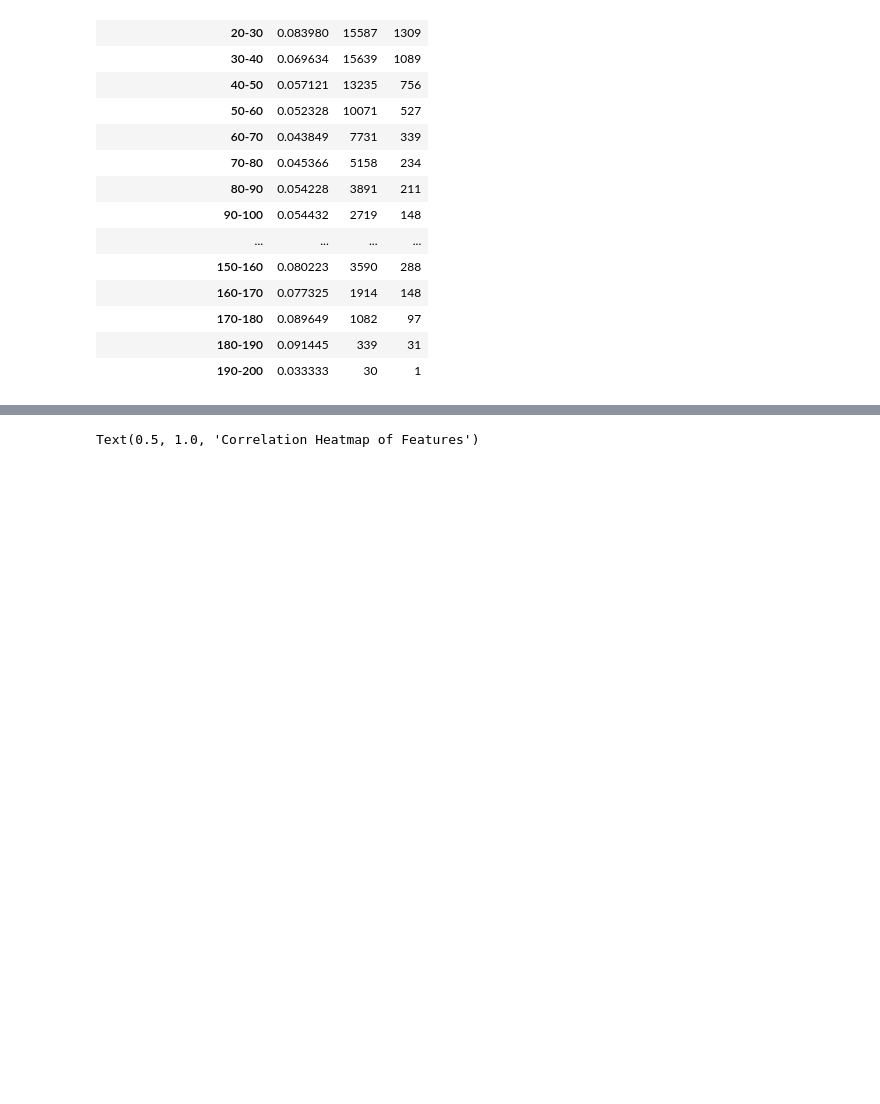
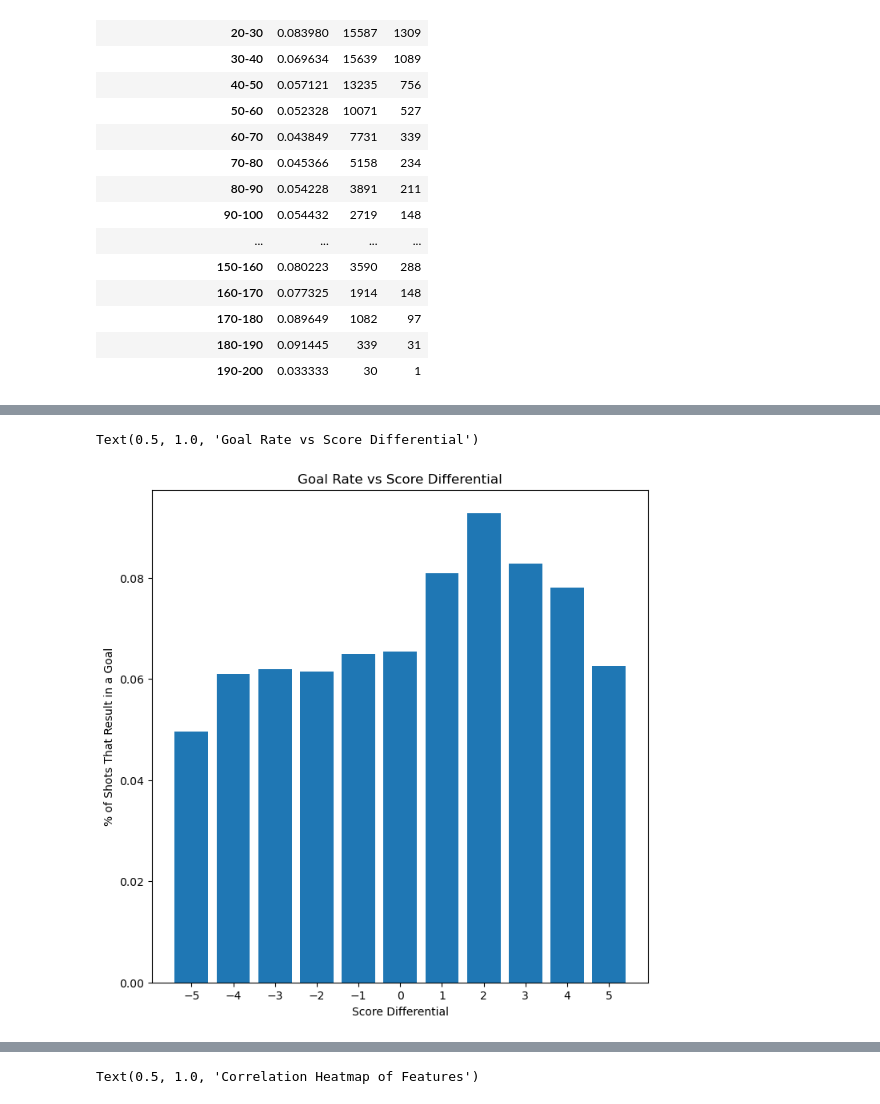
Before and after one commit to siqbal21/NHL-Shot-Probability-Machine-Learning-Model, a Jupyter notebook: xg_model.ipynb, the cells around one changed output, grey strips where cells are left out. Cells and saved outputs as stored; diff of their text form; code cells hidden in the pictures; blank space fills up the shorter version.

```diff
--- a/xg_model.ipynb
+++ b/xg_model.ipynb
@@ -376,0 +390,6 @@ Text(0.5, 1.0, 'Goal Rate vs Distance From Last Event')
+# %%
+df['scoreDifferential'] = np.where(df['isHomeTeam'] == 1, df['homeTeamGoals'] - df['awayTeamGoals'], df['awayTeamGoals'] - df['homeTeamGoals'])
+df[df['scoreDifferential'].isin(range(-5, 6))]
+
+df_score_differential_goal_rate = df[df['scoreDifferential'].isin(range(-5, 6))].groupby('scoreDifferential')['goal'].agg(['mean', 'count', 'sum']).rename(columns=columns)
+df_score_differential_goal_rate
@@ -376,0 +410,10 @@ Text(0.5, 1.0, 'Goal Rate vs Distance From Last Event')
+# %%
+plt.figure(figsize=(8,8))
+plt.bar(df_score_differential_goal_rate.index, df_score_differential_goal_rate['Goal Rate'])
+plt.xticks(range(-5, 6))
+plt.xlabel('Score Differential')
+plt.ylabel('% of Shots That Result in a Goal')
+plt.title('Goal Rate vs Score Differential')
+# %% [output]
+Text(0.5, 1.0, 'Goal Rate vs Score Differential')
+[figure, added]
```
Also changed, not shown: parts of 10 cells of this notebook.
